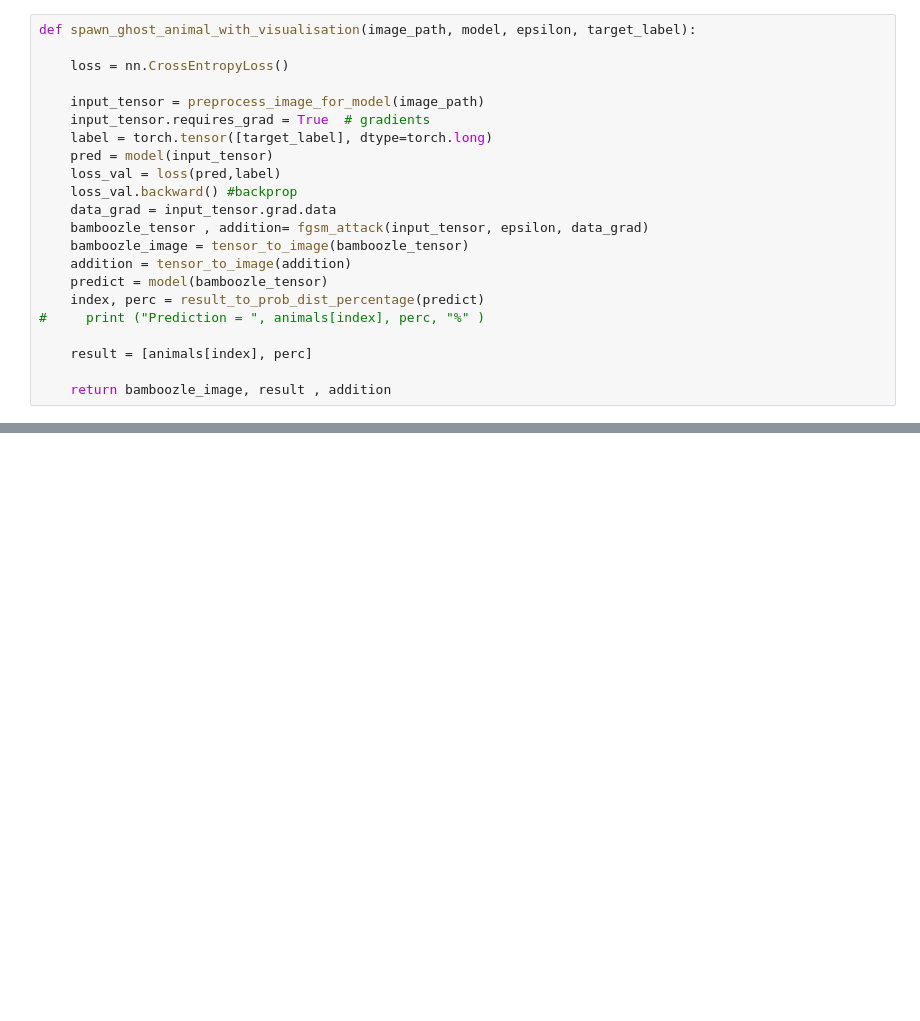
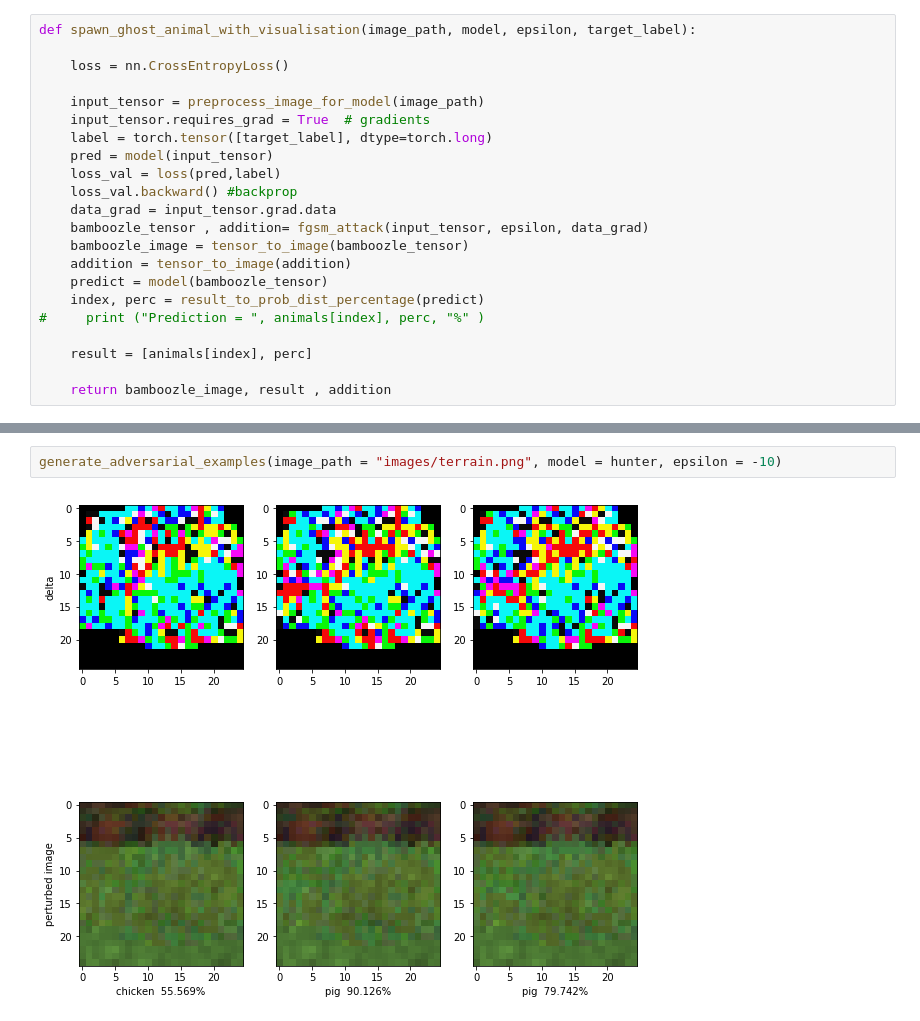
Before and after one commit to Mayukhdeb/deep-chicken-saviour, a Jupyter notebook: ghost_chickens_with_FGSM.ipynb, the cells around one changed output, grey strips where cells are left out. Saved outputs shown, nothing was run; the diff lists cells and outputs as text; blank space fills up the shorter version.

```diff
--- a/ghost_chickens_with_FGSM.ipynb
+++ b/ghost_chickens_with_FGSM.ipynb
@@ -201,0 +207,4 @@ for i in range(0, 2):
+# %%
+generate_adversarial_examples(image_path = "images/terrain.png", model = hunter, epsilon = -10)
+# %% [output]
+[figure, added]
```
Also changed, not shown: parts of 5 cells of this notebook.
